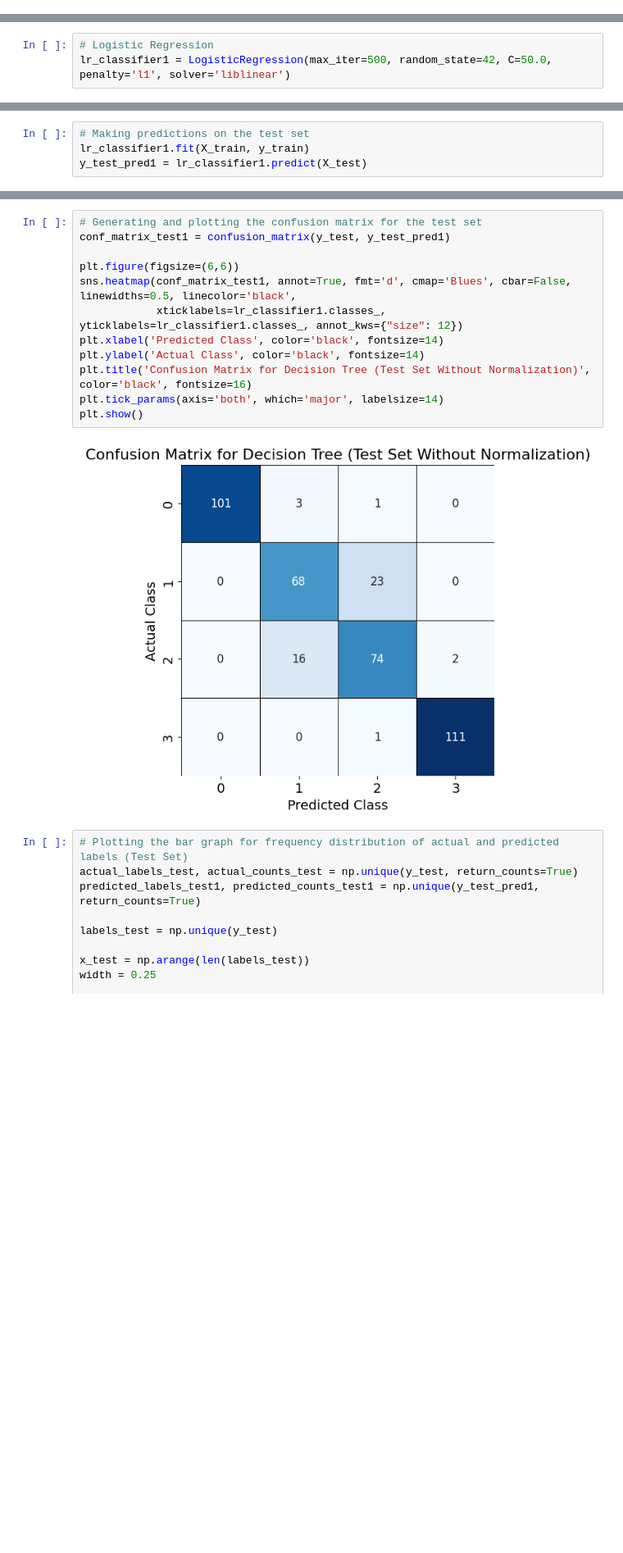
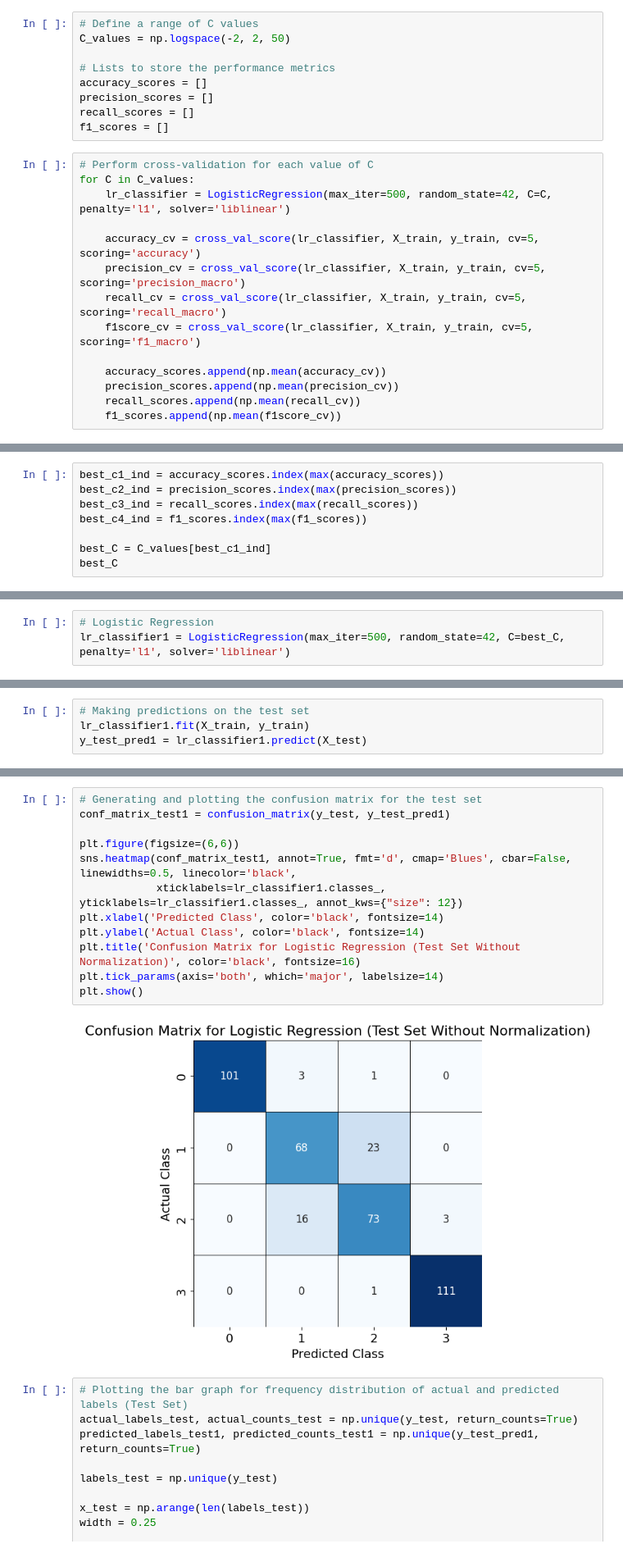
Before and after one commit to Mouleshwar3238/Mobile_Price_Classification, a Jupyter notebook: LogisticRegression_MPC.ipynb, the cells around one changed output, grey strips where cells are left out. Shown at 82% size. Drawn from its saved outputs; the diff is of its cells as text; blank space fills up the shorter version.

Commit message:
Logistic Regression

```diff
--- a/LogisticRegression_MPC.ipynb
+++ b/LogisticRegression_MPC.ipynb
@@ -29,0 +32,23 @@ X_train, X_test, y_train, y_test = train_test_split(X, y, test_size=0.2, random_
+# %%
+# Define a range of C values
+C_values = np.logspace(-2, 2, 50)
+
+# Lists to store the performance metrics
+accuracy_scores = []
+precision_scores = []
+recall_scores = []
+f1_scores = []
+# %%
+# Perform cross-validation for each value of C
+for C in C_values:
+    lr_classifier = LogisticRegression(max_iter=500, random_state=42, C=C, penalty='l1', solver='liblinear')
+
+    accuracy_cv = cross_val_score(lr_classifier, X_train, y_train, cv=5, scoring='accuracy')
+    precision_cv = cross_val_score(lr_classifier, X_train, y_train, cv=5, scoring='precision_macro')
+    recall_cv = cross_val_score(lr_classifier, X_train, y_train, cv=5, scoring='recall_macro')
+    f1score_cv = cross_val_score(lr_classifier, X_train, y_train, cv=5, scoring='f1_macro')
+
+    accuracy_scores.append(np.mean(accuracy_cv))
+    precision_scores.append(np.mean(precision_cv))
+    recall_scores.append(np.mean(recall_cv))
+    f1_scores.append(np.mean(f1score_cv))
@@ -29,0 +74,8 @@ X_train, X_test, y_train, y_test = train_test_split(X, y, test_size=0.2, random_
+# %%
+best_c1_ind = accuracy_scores.index(max(accuracy_scores))
+best_c2_ind = precision_scores.index(max(precision_scores))
+best_c3_ind = recall_scores.index(max(recall_scores))
+best_c4_ind = f1_scores.index(max(f1_scores))
+
+best_C = C_values[best_c1_ind]
+best_C
@@ -30,6 +84,6 @@ X_train, X_test, y_train, y_test = train_test_split(X, y, test_size=0.2, random_
 # %%
 # Logistic Regression
-lr_classifier1 = LogisticRegression(max_iter=500, random_state=42, C=50.0, penalty='l1', solver='liblinear')
+lr_classifier1 = LogisticRegression(max_iter=500, random_state=42, C=best_C, penalty='l1', solver='liblinear')
 # %%
 # Cross-validation and its performance metrics
 accuracy_cv1 = cross_val_score(lr_classifier1, X_train, y_train, cv=5, scoring='accuracy')
@@ -79,17 +133,17 @@ Test F1 Score (Without Normalization): 87.654 %
 # %%
 # Generating and plotting the confusion matrix for the test set
 conf_matrix_test1 = confusion_matrix(y_test, y_test_pred1)
 
 plt.figure(figsize=(6,6))
 sns.heatmap(conf_matrix_test1, annot=True, fmt='d', cmap='Blues', cbar=False, linewidths=0.5, linecolor='black',
             xticklabels=lr_classifier1.classes_, yticklabels=lr_classifier1.classes_, annot_kws={"size": 12})
 plt.xlabel('Predicted Class', color='black', fontsize=14)
 plt.ylabel('Actual Class', color='black', fontsize=14)
-plt.title('Confusion Matrix for Decision Tree (Test Set Without Normalization)', color='black', fontsize=16)
+plt.title('Confusion Matrix for Logistic Regression (Test Set Without Normalization)', color='black', fontsize=16)
 plt.tick_params(axis='both', which='major', labelsize=14)
 plt.show()
 # %% [output]
-[figure, old version]
+[figure, new version]
 # %%
 # Plotting the bar graph for frequency distribution of actual and predicted labels (Test Set)
 actual_labels_test, actual_counts_test = np.unique(y_test, return_counts=True)
```
Also changed, not shown: parts of 33 cells of this notebook.
